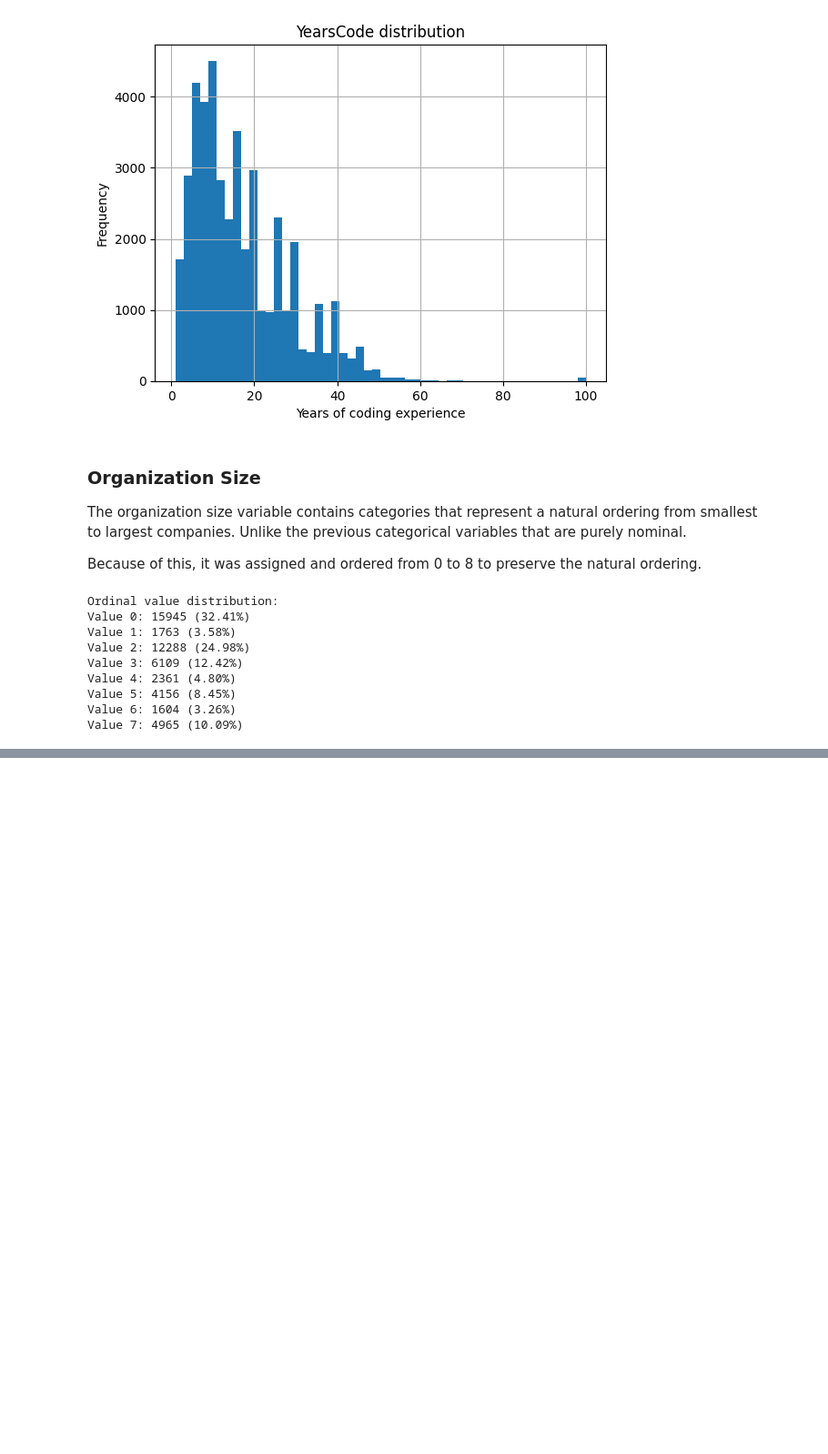
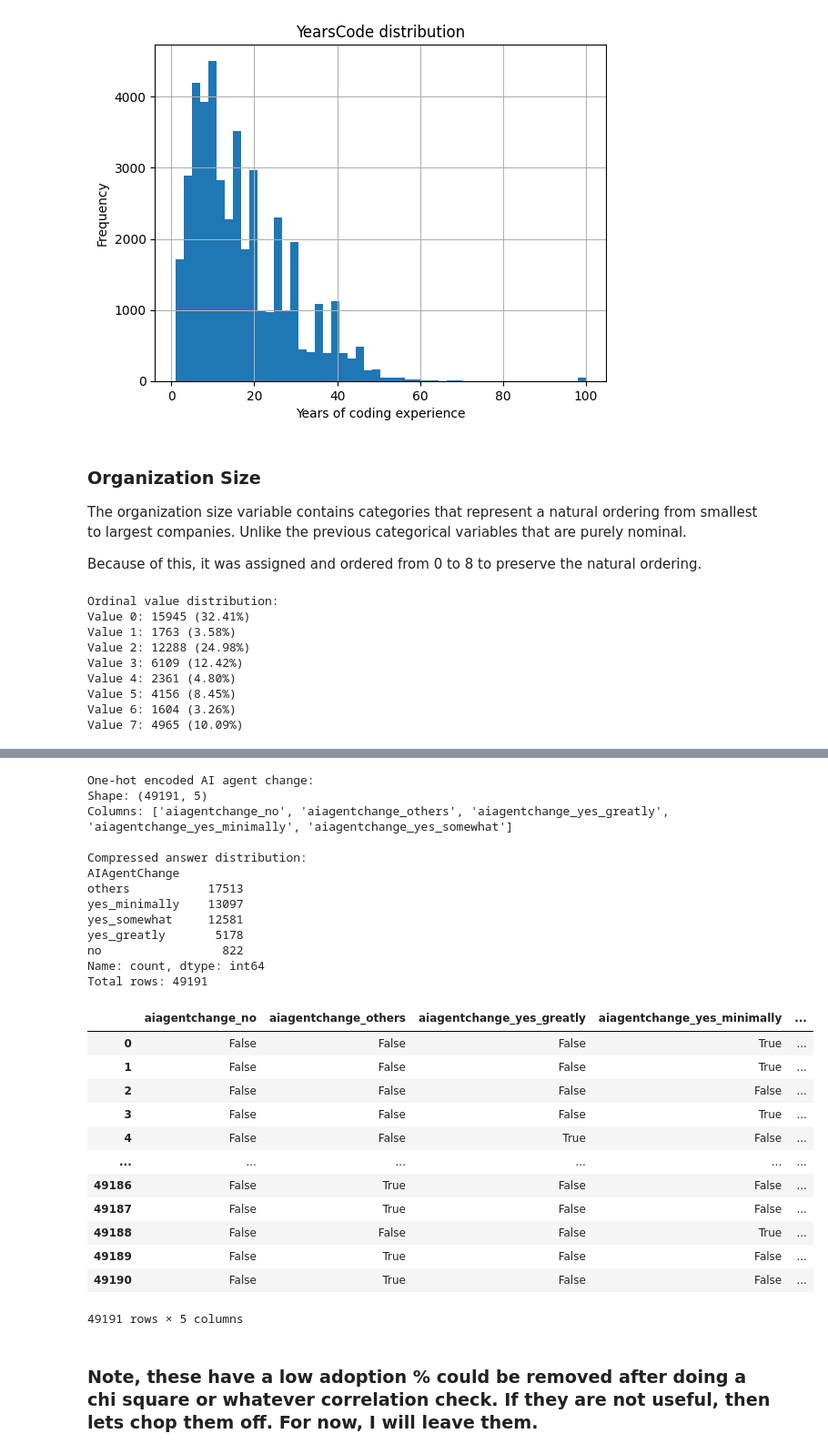
Before and after one commit to JeyyM/MSINTSY-ML-Project, a Jupyter notebook: ThimkersRemoteWork.ipynb, the cells around one changed output, grey strips where cells are left out. Shown at 91% size. Saved outputs shown, nothing was run; the diff lists cells and outputs as text; code cells hidden in the pictures; blank space fills up the shorter version.

```diff
--- a/ThimkersRemoteWork.ipynb
+++ b/ThimkersRemoteWork.ipynb
@@ -506,0 +1016,46 @@ Compressed Industry distribution:
+# %%
+# One-hot encode AIAgentChange answers
+compressed_aiagentchange = survey_data['AIAgentChange'].apply(funcs.compress_aiagentchange)
+aiagentchange_encoded = pd.get_dummies(compressed_aiagentchange, prefix='aiagentchange')
+
+print(f"\nOne-hot encoded AI agent change:")
+print(f"Shape: {aiagentchange_encoded.shape}")
+print(f"Columns: {list(aiagentchange_encoded.columns)}")
+
+# Show the compression results
+print(f"\nCompressed answer distribution:")
+aiagentchange_counts = compressed_aiagentchange.value_counts()
+total_rows = len(compressed_aiagentchange)
+
+print(aiagentchange_counts)
+print(f"Total rows: {total_rows}")
+aiagentchange_encoded
+# %% [output]
+One-hot encoded AI agent change:
+Shape: (49191, 5)
+Columns: ['aiagentchange_no', 'aiagentchange_others', 'aiagentchange_yes_greatly', 'aiagentchange_yes_minimally', 'aiagentchange_yes_somewhat']
+
+Compressed answer distribution:
+AIAgentChange
+others           17513
+yes_minimally    13097
+yes_somewhat     12581
+yes_greatly       5178
+no                 822
+Name: count, dtype: int64
+Total rows: 49191
+|  | aiagentchange_no | aiagentchange_others | aiagentchange_yes_greatly | aiagentchange_yes_minimally | ... |
+| 0 | False | False | False | True | ... |
+| 1 | False | False | False | True | ... |
+| 2 | False | False | False | False | ... |
+| 3 | False | False | False | True | ... |
+| 4 | False | False | True | False | ... |
+| ... | ... | ... | ... | ... | ... |
+| 49186 | False | True | False | False | ... |
+| 49187 | False | True | False | False | ... |
+| 49188 | False | False | False | True | ... |
+| 49189 | False | True | False | False | ... |
+| 49190 | False | True | False | False | ... |
+49191 rows × 5 columns
+# %% [markdown]
+### Note, these have a low adoption % could be removed after doing a chi square or whatever correlation check. If they are not useful, then lets chop them off. For now, I will leave them.
```
Also changed, not shown: parts of 34 cells of this notebook, 1 other file.
